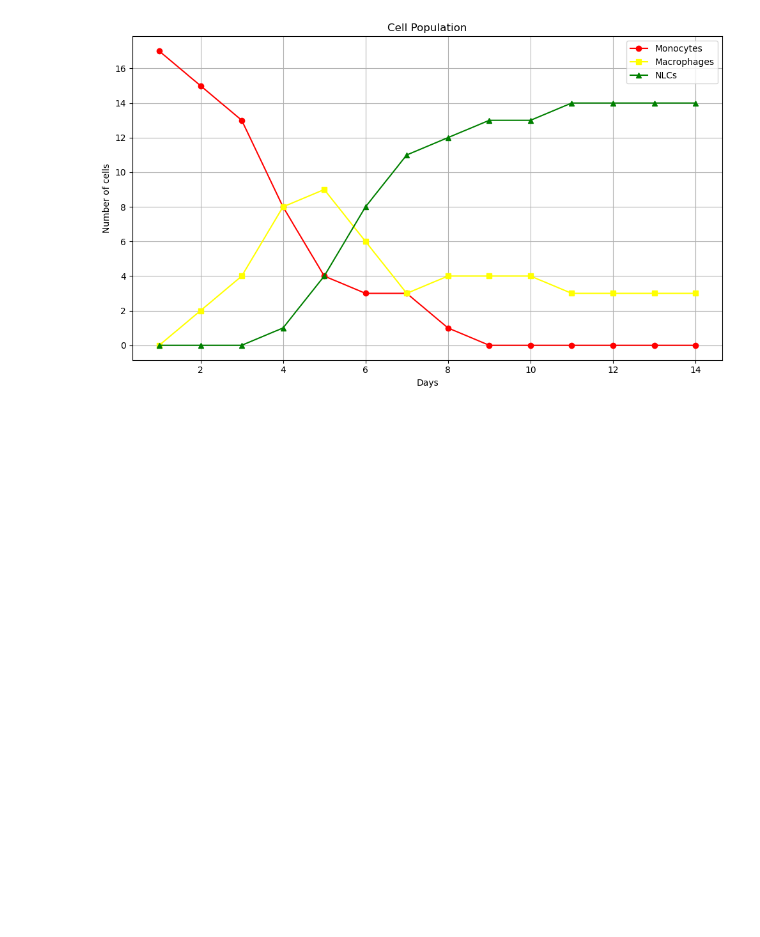
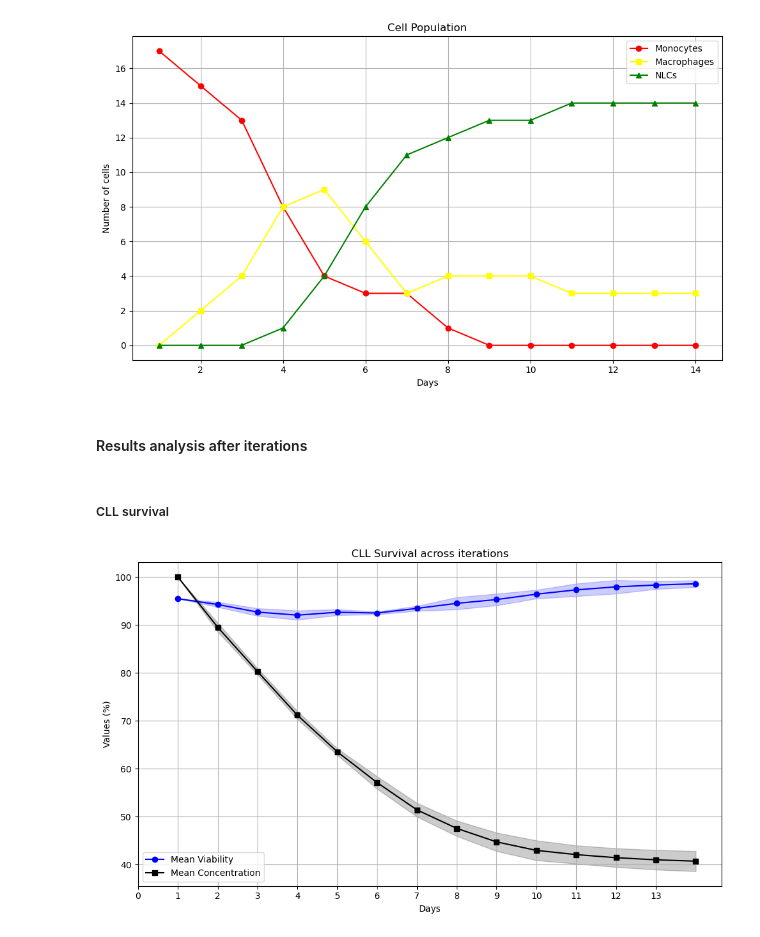
Before and after one commit to mhurtado13/ABM_NLC-CLL, a Jupyter notebook: scripts/model_post_analysis.ipynb, the cells around one changed output. Drawn from its saved outputs; the diff is of its cells as text; code cells hidden in the pictures; blank space fills up the shorter version.

Commit message:
Add analysis of cell survival across iterations

```diff
--- a/scripts/model_post_analysis.ipynb
+++ b/scripts/model_post_analysis.ipynb
@@ -143,3 +143,57 @@ plt.tight_layout()
 plt.show()
 # %% [output]
 [figure]
+# %% [markdown]
+#### Results analysis after iterations
+# %%
+viability = pd.read_csv('../data/Viability_results.csv', delimiter=",")
+concentration = pd.read_csv('../data/Concentration_results.csv', delimiter=",")
+
+monocytes = pd.read_csv('../data/Monocytes_results.csv', delimiter=",")
+macrophages = pd.read_csv('../data/Macrophages_results.csv', delimiter=",")
+nlcs = pd.read_csv('../data/NLCs_results.csv', delimiter=",")
+# %% [markdown]
+##### CLL survival
+# %%
+# Calculate mean and standard deviation across simulations
+viability_mean = viability.mean(axis=1)
+viability_std = viability.std(axis=1)
+
+concentration_mean = concentration.mean(axis=1)
+concentration_std = concentration.std(axis=1)
+
+plt.figure(figsize=(10, 6))
+
+# Plot viability with its shaded region
+plt.plot(time_points, viability_mean, label='Mean Viability', color='blue', marker='o')
+plt.fill_between(
+    time_points,
+    viability_mean - viability_std,
+    viability_mean + viability_std,
+    color='blue',
+    alpha=0.2
+)
+
+# Plot concentration with its shaded region
+plt.plot(time_points, concentration_mean, label='Mean Concentration', color='black', marker='s')
+plt.fill_between(
+    time_points,
+    concentration_mean - concentration_std,
+    concentration_mean + concentration_std,
+    color='black',
+    alpha=0.2
+)
+
+# Customize plot
+plt.xticks(np.arange(0, 14, 1))
+plt.xlabel("Days")
+plt.ylabel("Values (%)")
+plt.title("CLL Survival across iterations")
+plt.legend()
+plt.grid(True)
+plt.tight_layout()
+
+# Show plot
+plt.show()
+# %% [output]
+[figure, added]
```
Also changed, not shown: parts of 2 cells of this notebook.
